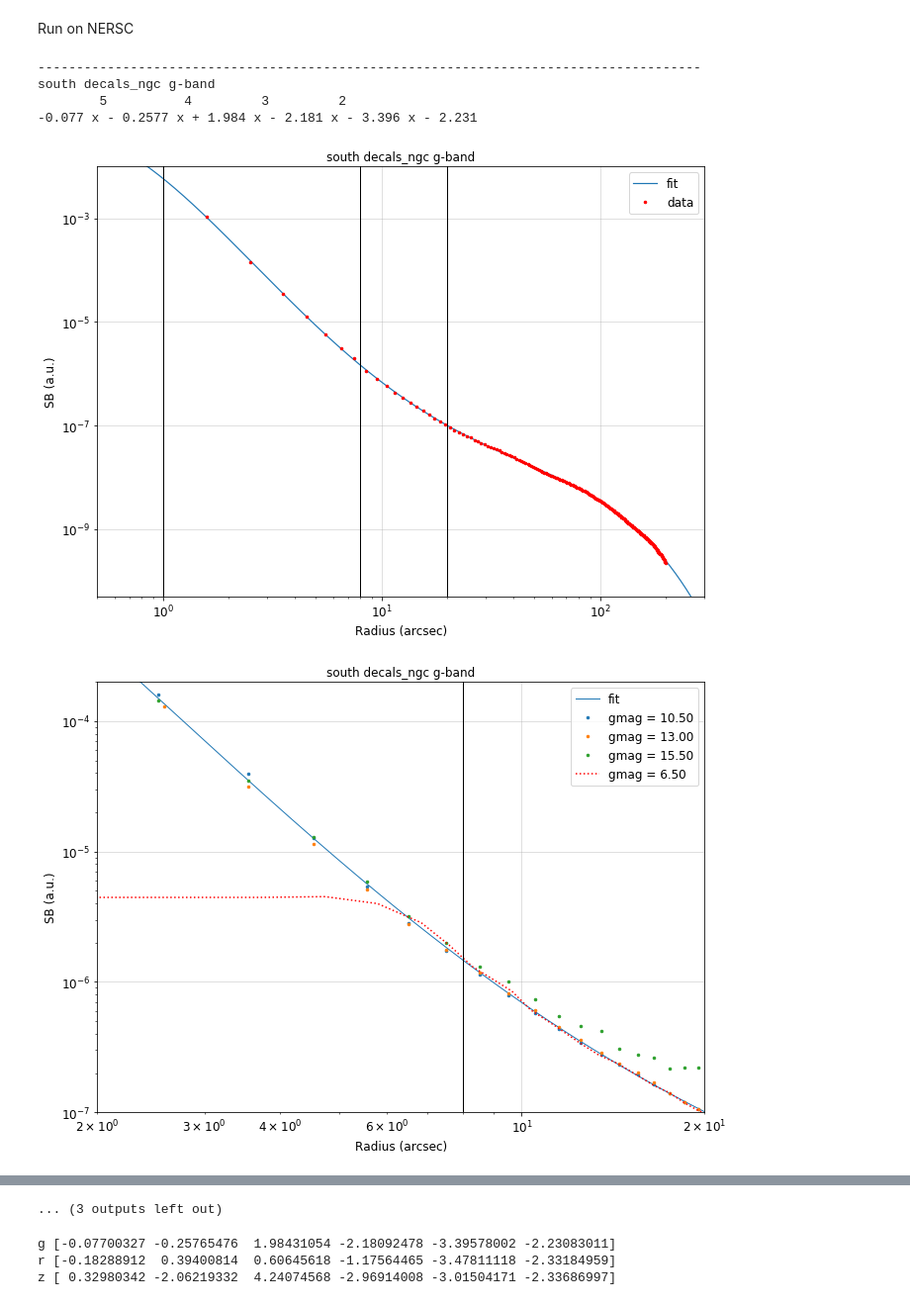
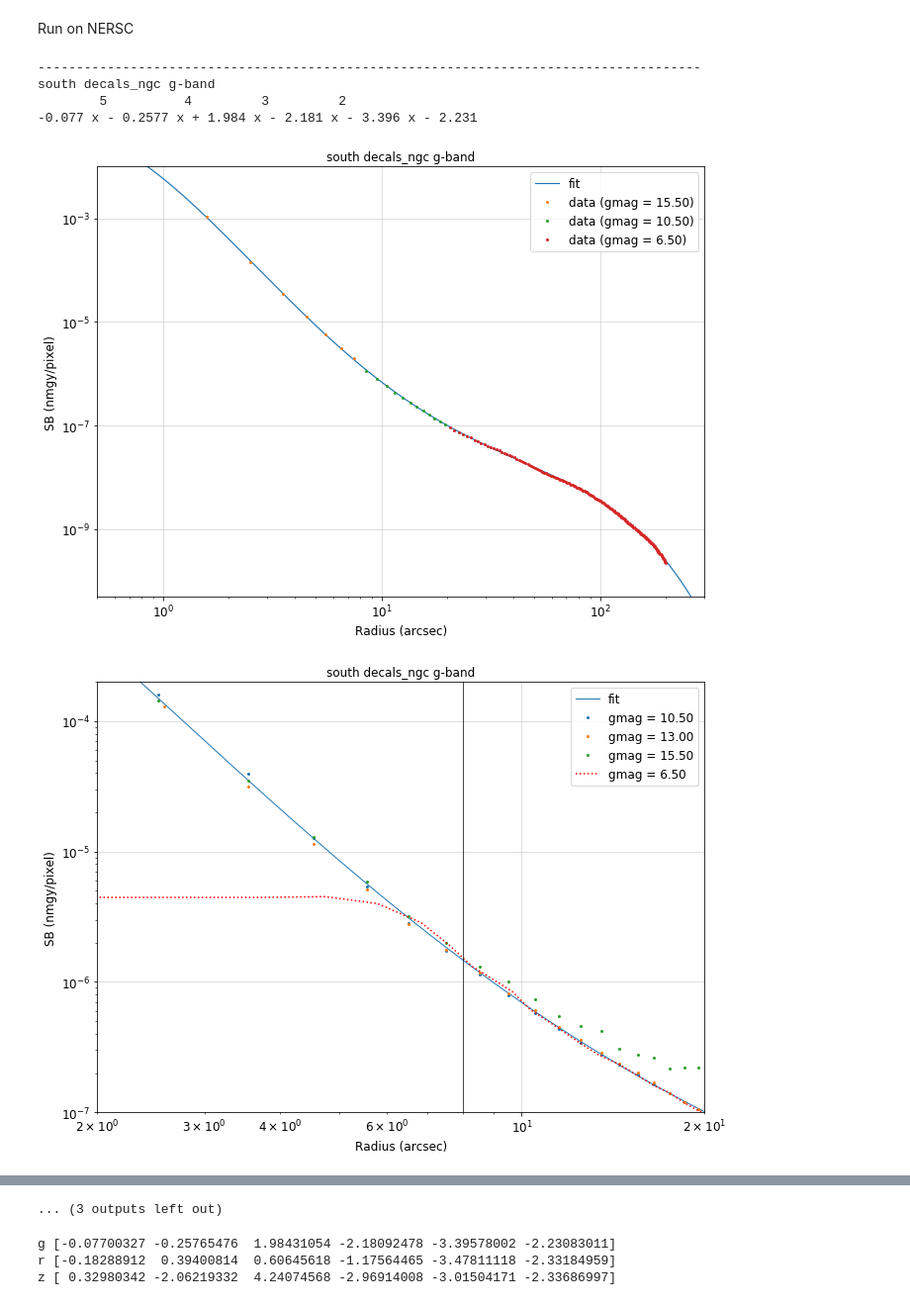
Before and after one commit to rongpu/desi-misc, a Jupyter notebook: bright_star_profiles/notebooks/star_profiles_5-output_star_profile_fits-decals_ngc_dr9.ipynb, the cells around one changed output, grey strips where cells are left out. Shown at 99% size. Cells and saved outputs as stored; diff of their text form; code cells hidden in the pictures.

Commit message:
update plots

```diff
--- a/bright_star_profiles/notebooks/star_profiles_5-output_star_profile_fits-decals_ngc_dr9.ipynb
+++ b/bright_star_profiles/notebooks/star_profiles_5-output_star_profile_fits-decals_ngc_dr9.ipynb
@@ -78,6 +78,10 @@ for band in ['g', 'r', 'z']:
     xdata = np.concatenate((xdata, x[mask]))
     ydata = np.concatenate((ydata, y[mask]))
 
+    mask1 = (xdata>r1) & (xdata<r2)
+    mask2 = (xdata>=r2) & (xdata<r3)
+    mask3 = (xdata>=r3) & (xdata<rmax)
+
     ##############################################################################
     # 5th-order polynomial
 
@@ -93,17 +97,21 @@ for band in ['g', 'r', 'z']:
 
     plt.figure(figsize=(11, 8))
     plt.loglog(xfit, yfit, '-', lw=1.2, alpha=1.,
-               label='fit', c='C0')
-    plt.loglog(xdata, ydata, '.', lw=1.2, alpha=1., ms=5.,
-               label='data', c='r')
+               label='fit')
+    plt.loglog(xdata[mask1], ydata[mask1], '.', lw=1.2, alpha=1., ms=4.,
+               label='data ({}mag = {:.2f})'.format(band, ls_mag_bins[-1]))
+    plt.loglog(xdata[mask2], ydata[mask2], '.', lw=1.2, alpha=1., ms=4.,
+               label='data ({}mag = {:.2f})'.format(band, ls_mag_bins[0]))
+    plt.loglog(xdata[mask3], ydata[mask3], '.', lw=1.2, alpha=1., ms=4.,
+               label='data ({}mag = {:.2f})'.format(band, ls_mag_bright))
     plt.title('{} {} {}-band'.format(field, output_name, band))
     plt.axis([0.5, 300, 5e-11, 1e-2])
     plt.grid(alpha=0.5)
     plt.xlabel('Radius (arcsec)')
-    plt.ylabel('SB (a.u.)')
-    plt.axvline(r1, lw=1, color='k')
-    plt.axvline(r2, lw=1, color='k')
-    plt.axvline(r3, lw=1, color='k')
+    plt.ylabel('SB (nmgy/pixel)')
+    # plt.axvline(r1, lw=0.7, color='k')
+    # plt.axvline(r2, lw=0.7, color='k')
+    # plt.axvline(r3, lw=0.7, color='k')
     plt.legend()
     plt.show()
 
@@ -116,7 +124,7 @@ for band in ['g', 'r', 'z']:
         norm = 10**((ls_mag_bins[index]-22.5)/2.5) * pixscale_native**2
         x = profile['radius_{}_{:.2f}'.format(band, ls_mag_bins[index])]
         y = norm * profile['flux_{}_{:.2f}'.format(band, ls_mag_bins[index])]
-        plt.loglog(x, y, '.', lw=1.2, alpha=1., ms=5.,
+        plt.loglog(x, y, '.', lw=1.2, alpha=1., ms=4.,
                    label='{}mag = {:.2f}'.format(band, ls_mag_bins[index]))
     norm = 10**((ls_mag_bright-22.5)/2.5) * pixscale_native**2
     x = profile_bright['radius_{}_{:.2f}'.format(band, ls_mag_bright)]
@@ -125,12 +133,12 @@ for band in ['g', 'r', 'z']:
                label='{}mag = {:.2f}'.format(band, ls_mag_bright), c='r')
     plt.title('{} {} {}-band'.format(field, output_name, band))
     plt.axis([2, 20, 1e-7, 2e-4])
-    plt.axvline(r1, lw=1, color='k')
-    plt.axvline(r2, lw=1, color='k')
-    plt.axvline(r3, lw=1, color='k')
+    plt.axvline(r1, lw=0.7, color='k')
+    plt.axvline(r2, lw=0.7, color='k')
+    plt.axvline(r3, lw=0.7, color='k')
     plt.grid(alpha=0.5)
     plt.xlabel('Radius (arcsec)')
-    plt.ylabel('SB (a.u.)')
+    plt.ylabel('SB (nmgy/pixel)')
     plt.legend()
     plt.show()
 
@@ -143,42 +151,42 @@ for band in ['g', 'r', 'z']:
         norm = 10**((ls_mag_bins[index]-22.5)/2.5) * pixscale_native**2
         x = profile['radius_{}_{:.2f}'.format(band, ls_mag_bins[index])]
         y = norm * profile['flux_{}_{:.2f}'.format(band, ls_mag_bins[index])]
-        plt.loglog(x, y, '.', lw=1.2, alpha=1., ms=5.,
+        plt.loglog(x, y, '.', lw=1.2, alpha=1., ms=4.,
                    label='{}mag = {:.2f}'.format(band, ls_mag_bins[index]))
     norm = 10**((ls_mag_bright-22.5)/2.5) * pixscale_native**2
     x = profile_bright['radius_{}_{:.2f}'.format(band, ls_mag_bright)]
     y = norm * profile_bright['flux_{}_{:.2f}'.format(band, ls_mag_bright)]
     plt.loglog(x, y, lw=1.5, alpha=1., ls=':',
                label='{}mag = {:.2f}'.format(band, ls_mag_bright), c='r')
     plt.title('{} {} {}-band'.format(field, output_name, band))
     plt.axis([10, 300, 5e-11, 1e-6])
-    plt.axvline(r1, lw=1, color='k')
-    plt.axvline(r2, lw=1, color='k')
-    plt.axvline(r3, lw=1, color='k')
+    plt.axvline(r1, lw=0.7, color='k')
+    plt.axvline(r2, lw=0.7, color='k')
+    plt.axvline(r3, lw=0.7, color='k')
     plt.grid(alpha=0.5)
     plt.xlabel('Radius (arcsec)')
-    plt.ylabel('SB (a.u.)')
+    plt.ylabel('SB (nmgy/pixel)')
     plt.legend()
     plt.show()
 
     ydata_fit = 10**(profile_fit(np.log10(xdata)))
     plt.figure(figsize=(11, 8))
-    plt.semilogx(xdata, (ydata_fit-ydata)/ydata, '.', lw=1.2, alpha=1., ms=5.,
+    plt.semilogx(xdata, (ydata_fit-ydata)/ydata, '.', lw=1.2, alpha=1., ms=4.,
                label='data', c='r')
     plt.title('{} {} {}-band'.format(field, output_name, band))
     plt.axis([1, 250, -0.2, 0.2])
     plt.grid(alpha=0.5)
     plt.xlabel('Radius (arcsec)')
     plt.ylabel('Fractional residual')
-    plt.axvline(r1, lw=1, color='k')
-    plt.axvline(r2, lw=1, color='k')
-    plt.axvline(r3, lw=1, color='k')
+    plt.axvline(r1, lw=0.7, color='k')
+    plt.axvline(r2, lw=0.7, color='k')
+    plt.axvline(r3, lw=0.7, color='k')
     plt.legend()
     plt.show()
 # %% [output]
 --------------------------------------------------------------------------------------
 south decals_ngc g-band
         5          4         3         2
 -0.077 x - 0.2577 x + 1.984 x - 2.181 x - 3.396 x - 2.231
-[figure, old version]
+[figure, new version]
-[figure, old version]
+[figure, new version]
```
Also changed, not shown: parts of 1 cell of this notebook.
